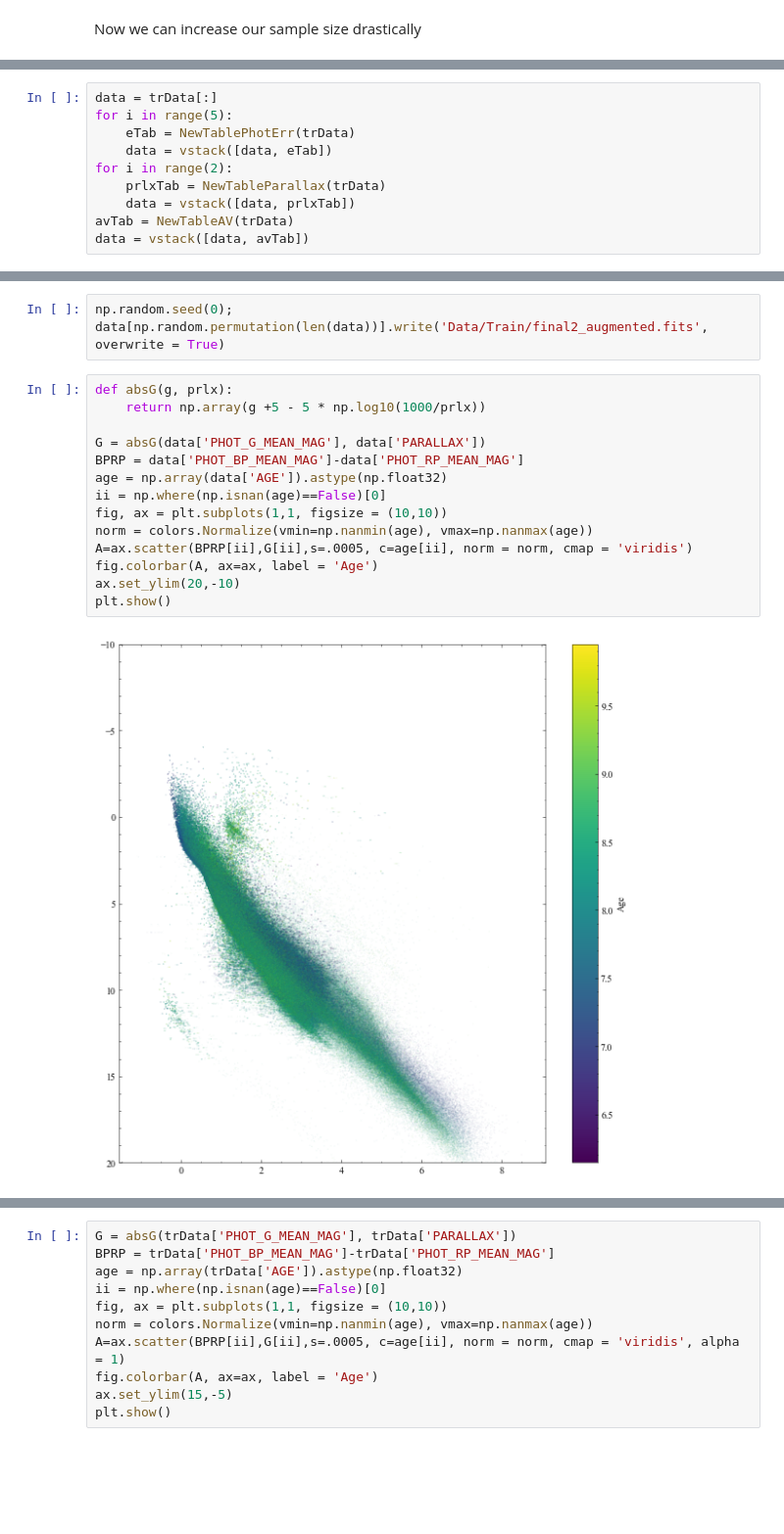
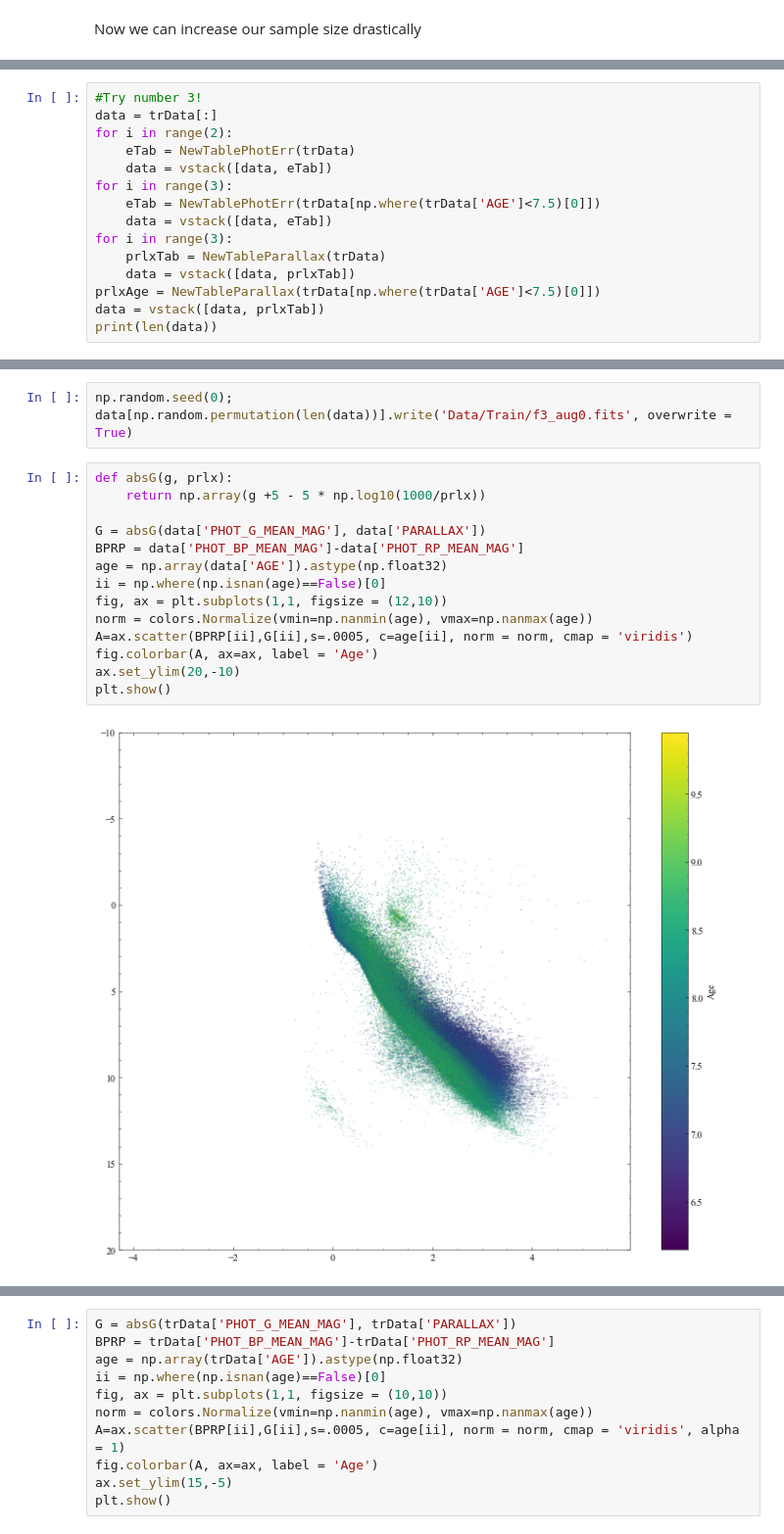
Before and after one commit to aidantmcb/YSO-ML, a Jupyter notebook: Code/DataAugmentation.ipynb, the cells around one changed output, grey strips where cells are left out. Shown: that part at 98% size. Drawn from its saved outputs; the diff is of its cells as text; blank space fills up the shorter version.

```diff
--- a/Code/DataAugmentation.ipynb
+++ b/Code/DataAugmentation.ipynb
@@ -124,10 +168,15 @@ Now we can increase our sample size drastically
 # %%
+#Try number 3!
 data = trData[:]
-for i in range(5):
+for i in range(2):
     eTab = NewTablePhotErr(trData)
     data = vstack([data, eTab])
-for i in range(2):
+for i in range(3):
+    eTab = NewTablePhotErr(trData[np.where(trData['AGE']<7.5)[0]])
+    data = vstack([data, eTab])
+for i in range(3):
     prlxTab = NewTableParallax(trData)
     data = vstack([data, prlxTab])
-avTab = NewTableAV(trData)
-data = vstack([data, avTab])
+prlxAge = NewTableParallax(trData[np.where(trData['AGE']<7.5)[0]])
+data = vstack([data, prlxTab])
+print(len(data))
@@ -134,18 +185,18 @@ data = vstack([data, avTab])
 # %%
-np.random.seed(0); data[np.random.permutation(len(data))].write('Data/Train/final2_augmented.fits', overwrite = True)
+np.random.seed(0); data[np.random.permutation(len(data))].write('Data/Train/f3_aug0.fits', overwrite = True)
 # %%
 def absG(g, prlx):
     return np.array(g +5 - 5 * np.log10(1000/prlx))
 
 G = absG(data['PHOT_G_MEAN_MAG'], data['PARALLAX'])
 BPRP = data['PHOT_BP_MEAN_MAG']-data['PHOT_RP_MEAN_MAG']
 age = np.array(data['AGE']).astype(np.float32)
 ii = np.where(np.isnan(age)==False)[0]
-fig, ax = plt.subplots(1,1, figsize = (10,10))
+fig, ax = plt.subplots(1,1, figsize = (12,10))
 norm = colors.Normalize(vmin=np.nanmin(age), vmax=np.nanmax(age))
 A=ax.scatter(BPRP[ii],G[ii],s=.0005, c=age[ii], norm = norm, cmap = 'viridis')
 fig.colorbar(A, ax=ax, label = 'Age')
 ax.set_ylim(20,-10)
 plt.show()
 # %% [output]
-[figure, old version]
+[figure, new version]
```
Also changed, not shown: parts of 10 cells of this notebook, 9 other files.
